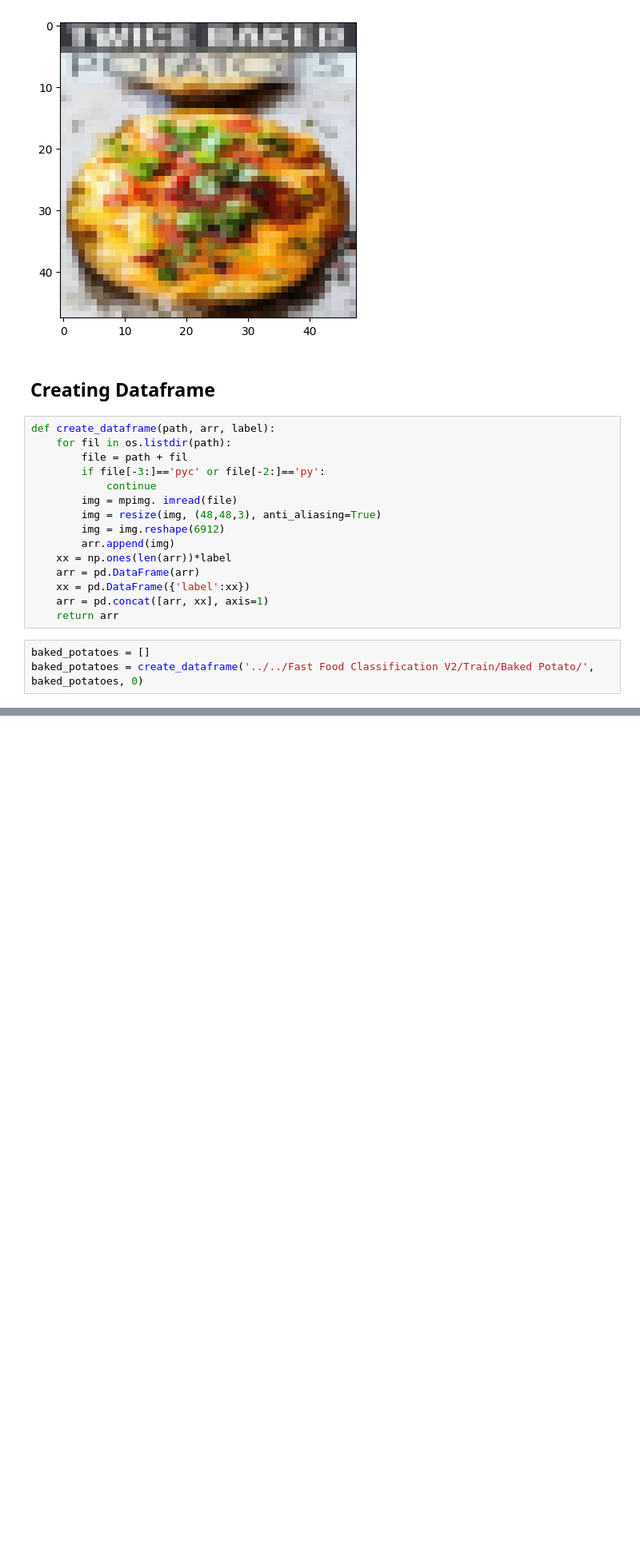
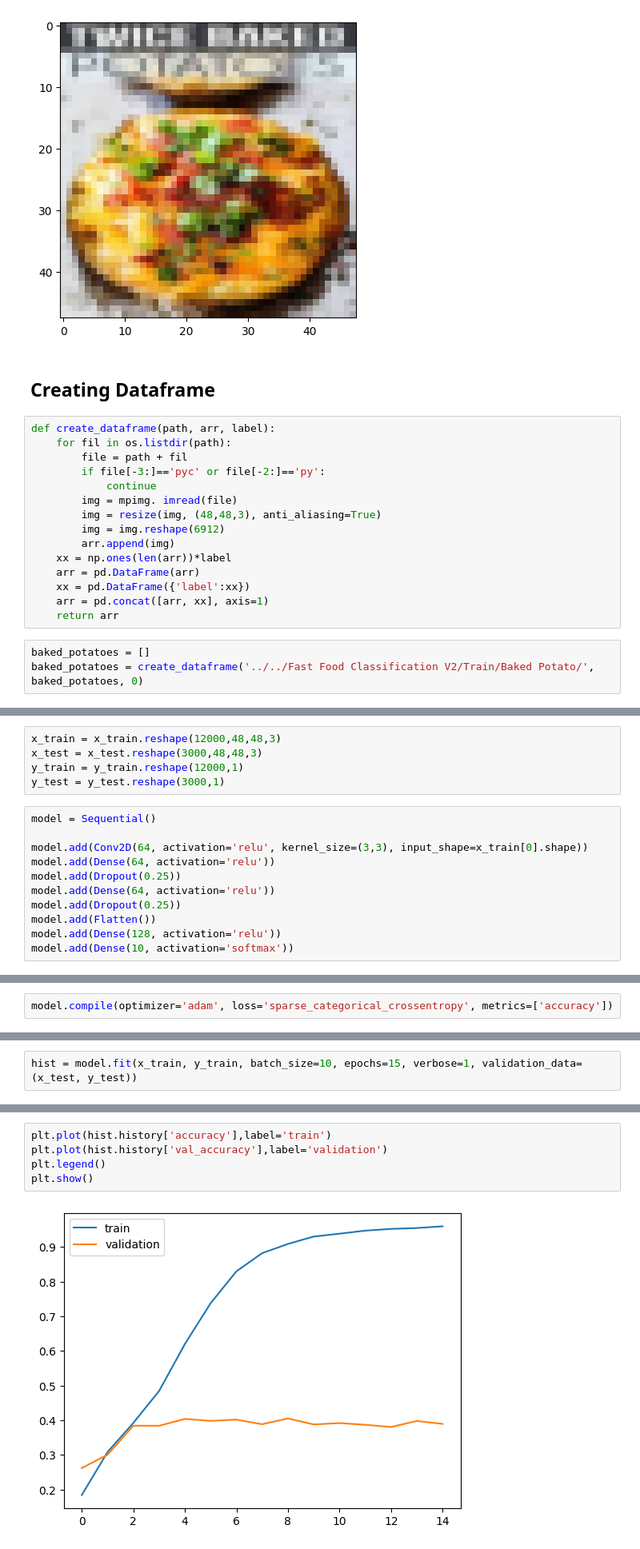
Before and after one commit to prspct15/isp560-project, a Jupyter notebook: main.ipynb, the cells around one changed output, grey strips where cells are left out. Shown at 80% size. Saved outputs shown, nothing was run; the diff lists cells and outputs as text; blank space fills up the shorter version.

```diff
--- a/main.ipynb
+++ b/main.ipynb
@@ -131,0 +405,16 @@ SyntaxError: not a PNG file (<string>)
+# %%
+x_train = x_train.reshape(12000,48,48,3)
+x_test = x_test.reshape(3000,48,48,3)
+y_train = y_train.reshape(12000,1)
+y_test = y_test.reshape(3000,1)
+# %%
+model = Sequential()
+
+model.add(Conv2D(64, activation='relu', kernel_size=(3,3), input_shape=x_train[0].shape))
+model.add(Dense(64, activation='relu'))
+model.add(Dropout(0.25))
+model.add(Dense(64, activation='relu'))
+model.add(Dropout(0.25))
+model.add(Flatten())
+model.add(Dense(128, activation='relu'))
+model.add(Dense(10, activation='softmax'))
@@ -131,0 +443,2 @@ SyntaxError: not a PNG file (<string>)
+# %%
+model.compile(optimizer='adam', loss='sparse_categorical_crossentropy', metrics=['accuracy'])
@@ -131,0 +447,2 @@ SyntaxError: not a PNG file (<string>)
+# %%
+hist = model.fit(x_train, y_train, batch_size=10, epochs=15, verbose=1, validation_data=(x_test, y_test))
@@ -131,0 +467,7 @@ SyntaxError: not a PNG file (<string>)
+# %%
+plt.plot(hist.history['accuracy'],label='train')
+plt.plot(hist.history['val_accuracy'],label='validation')
+plt.legend()
+plt.show()
+# %% [output]
+[figure, added]
```
Also changed, not shown: parts of 54 cells of this notebook.
